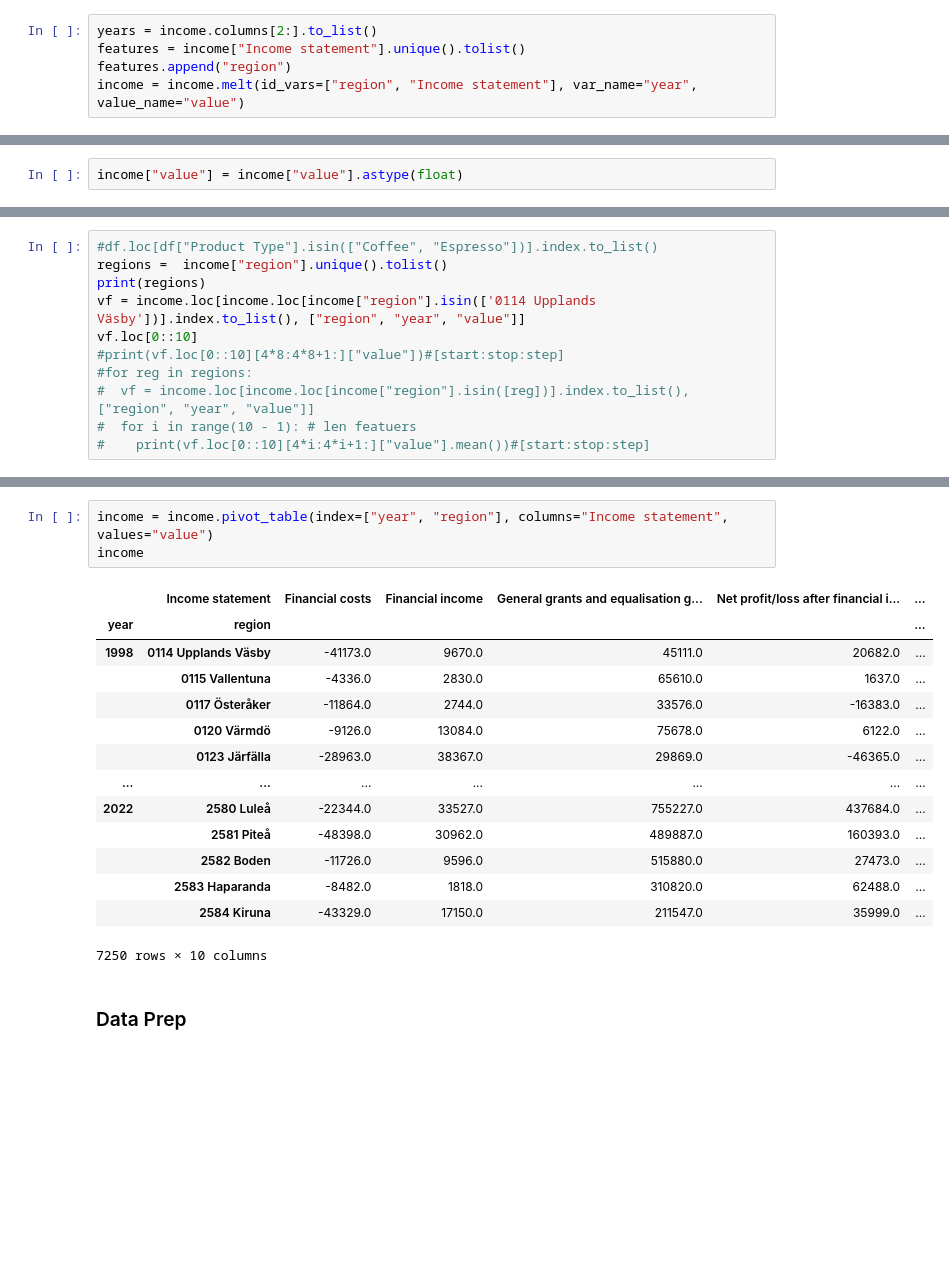
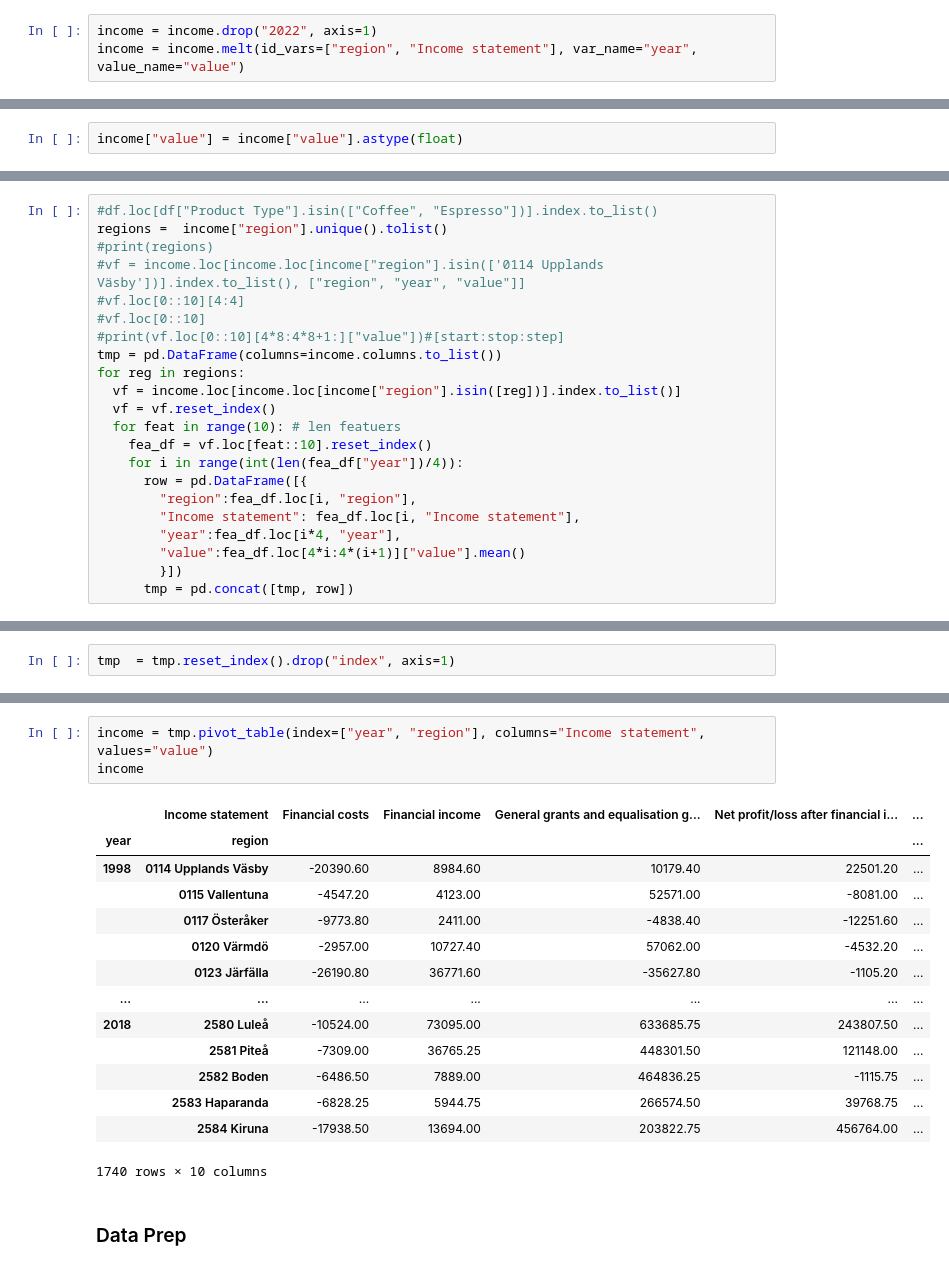
Before and after one commit to Keno-git/DS_assigment1, a Jupyter notebook: Assigment_1/Assigment_1.ipynb, the cells around one changed output, grey strips where cells are left out. Saved outputs shown, nothing was run; the diff lists cells and outputs as text; blank space fills up the shorter version.

```diff
--- a/Assigment_1/Assigment_1.ipynb
+++ b/Assigment_1/Assigment_1.ipynb
@@ -87,9 +87,7 @@ political_seats
 # %%
 income = pd.read_csv("../datasets/income_statements.csv", encoding="iso8859_10", header=1)
 # %%
-years = income.columns[2:].to_list()
-features = income["Income statement"].unique().tolist()
-features.append("region")
+income = income.drop("2022", axis=1)
 income = income.melt(id_vars=["region", "Income statement"], var_name="year", value_name="value")
 # %%
 income = income.replace("..", 0)
@@ -98,11 +112,22 @@ income["value"] = income["value"].astype(float)
 # %%
 #df.loc[df["Product Type"].isin(["Coffee", "Espresso"])].index.to_list()
 regions =  income["region"].unique().tolist()
-print(regions)
-vf = income.loc[income.loc[income["region"].isin(['0114 Upplands Väsby'])].index.to_list(), ["region", "year", "value"]]
-vf.loc[0::10]
+#print(regions)
+#vf = income.loc[income.loc[income["region"].isin(['0114 Upplands Väsby'])].index.to_list(), ["region", "year", "value"]]
+#vf.loc[0::10][4:4]
+#vf.loc[0::10]
 #print(vf.loc[0::10][4*8:4*8+1:]["value"])#[start:stop:step]
-#for reg in regions:
-#  vf = income.loc[income.loc[income["region"].isin([reg])].index.to_list(), ["region", "year", "value"]]
-#  for i in range(10 - 1): # len featuers
-#    print(vf.loc[0::10][4*i:4*i+1:]["value"].mean())#[start:stop:step]
+tmp = pd.DataFrame(columns=income.columns.to_list())
+for reg in regions:
+  vf = income.loc[income.loc[income["region"].isin([reg])].index.to_list()]
+  vf = vf.reset_index()
+  for feat in range(10): # len featuers
+    fea_df = vf.loc[feat::10].reset_index()
+    for i in range(int(len(fea_df["year"])/4)):
+      row = pd.DataFrame([{
+        "region":fea_df.loc[i, "region"],
+        "Income statement": fea_df.loc[i, "Income statement"],
+        "year":fea_df.loc[i*4, "year"],
+        "value":fea_df.loc[4*i:4*(i+1)]["value"].mean()
+        }])
+      tmp = pd.concat([tmp, row])
@@ -127,0 +134,2 @@ vf.loc[0::10]
+# %%
+tmp  = tmp.reset_index().drop("index", axis=1)
@@ -128,21 +152,21 @@ vf.loc[0::10]
 # %%
-income = income.pivot_table(index=["year", "region"], columns="Income statement", values="value")
+income = tmp.pivot_table(index=["year", "region"], columns="Income statement", values="value")
 income
 # %% [output]
 |  | Income statement | Financial costs | Financial income | General grants and equalisation g... | Net profit/loss after financial i... | ... |
 | year | region |  |  |  |  | ... |
-| 1998 | 0114 Upplands Väsby | -41173.0 | 9670.0 | 45111.0 | 20682.0 | ... |
-|  | 0115 Vallentuna | -4336.0 | 2830.0 | 65610.0 | 1637.0 | ... |
-|  | 0117 Österåker | -11864.0 | 2744.0 | 33576.0 | -16383.0 | ... |
-|  | 0120 Värmdö | -9126.0 | 13084.0 | 75678.0 | 6122.0 | ... |
-|  | 0123 Järfälla | -28963.0 | 38367.0 | 29869.0 | -46365.0 | ... |
+| 1998 | 0114 Upplands Väsby | -20390.60 | 8984.60 | 10179.40 | 22501.20 | ... |
+|  | 0115 Vallentuna | -4547.20 | 4123.00 | 52571.00 | -8081.00 | ... |
+|  | 0117 Österåker | -9773.80 | 2411.00 | -4838.40 | -12251.60 | ... |
+|  | 0120 Värmdö | -2957.00 | 10727.40 | 57062.00 | -4532.20 | ... |
+|  | 0123 Järfälla | -26190.80 | 36771.60 | -35627.80 | -1105.20 | ... |
 | ... | ... | ... | ... | ... | ... | ... |
-| 2022 | 2580 Luleå | -22344.0 | 33527.0 | 755227.0 | 437684.0 | ... |
-|  | 2581 Piteå | -48398.0 | 30962.0 | 489887.0 | 160393.0 | ... |
-|  | 2582 Boden | -11726.0 | 9596.0 | 515880.0 | 27473.0 | ... |
-|  | 2583 Haparanda | -8482.0 | 1818.0 | 310820.0 | 62488.0 | ... |
-|  | 2584 Kiruna | -43329.0 | 17150.0 | 211547.0 | 35999.0 | ... |
+| 2018 | 2580 Luleå | -10524.00 | 73095.00 | 633685.75 | 243807.50 | ... |
+|  | 2581 Piteå | -7309.00 | 36765.25 | 448301.50 | 121148.00 | ... |
+|  | 2582 Boden | -6486.50 | 7889.00 | 464836.25 | -1115.75 | ... |
+|  | 2583 Haparanda | -6828.25 | 5944.75 | 266574.50 | 39768.75 | ... |
+|  | 2584 Kiruna | -17938.50 | 13694.00 | 203822.75 | 456764.00 | ... |
-7250 rows × 10 columns
+1740 rows × 10 columns
 # %% [markdown]
 ### Data Prep
 # %%
```
Also changed, not shown: parts of 6 cells of this notebook.
